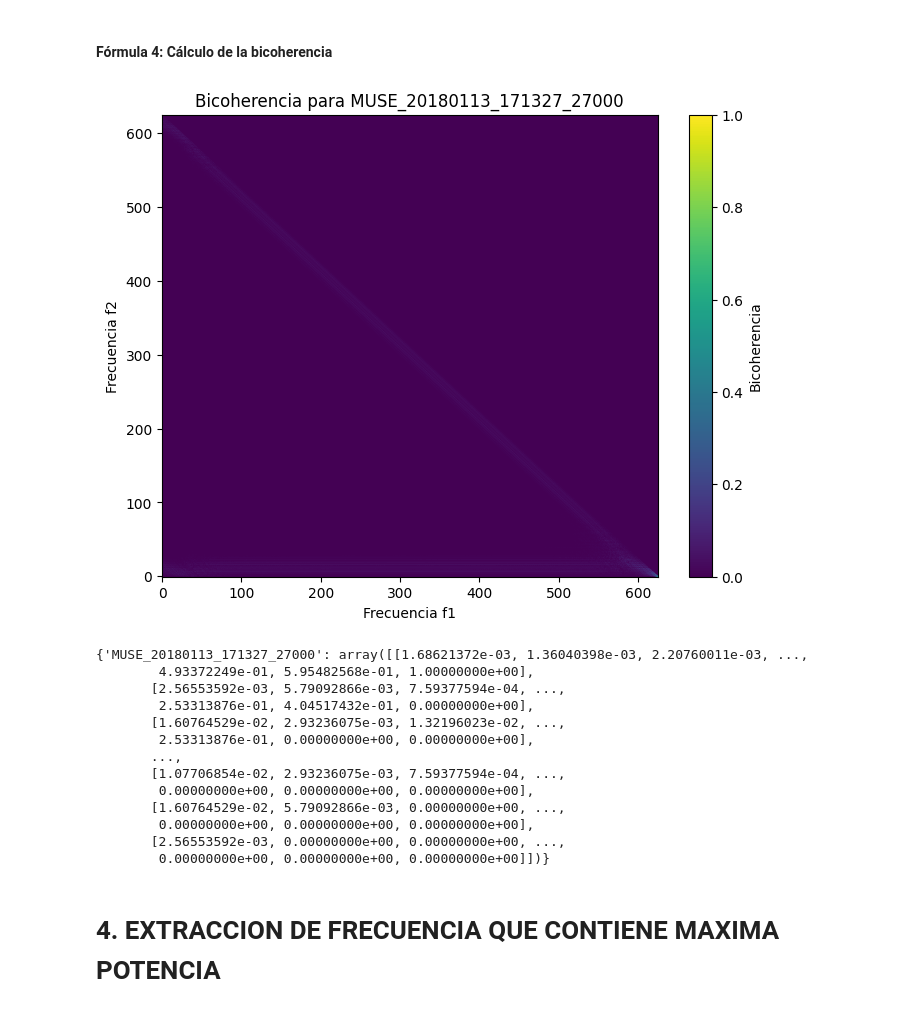
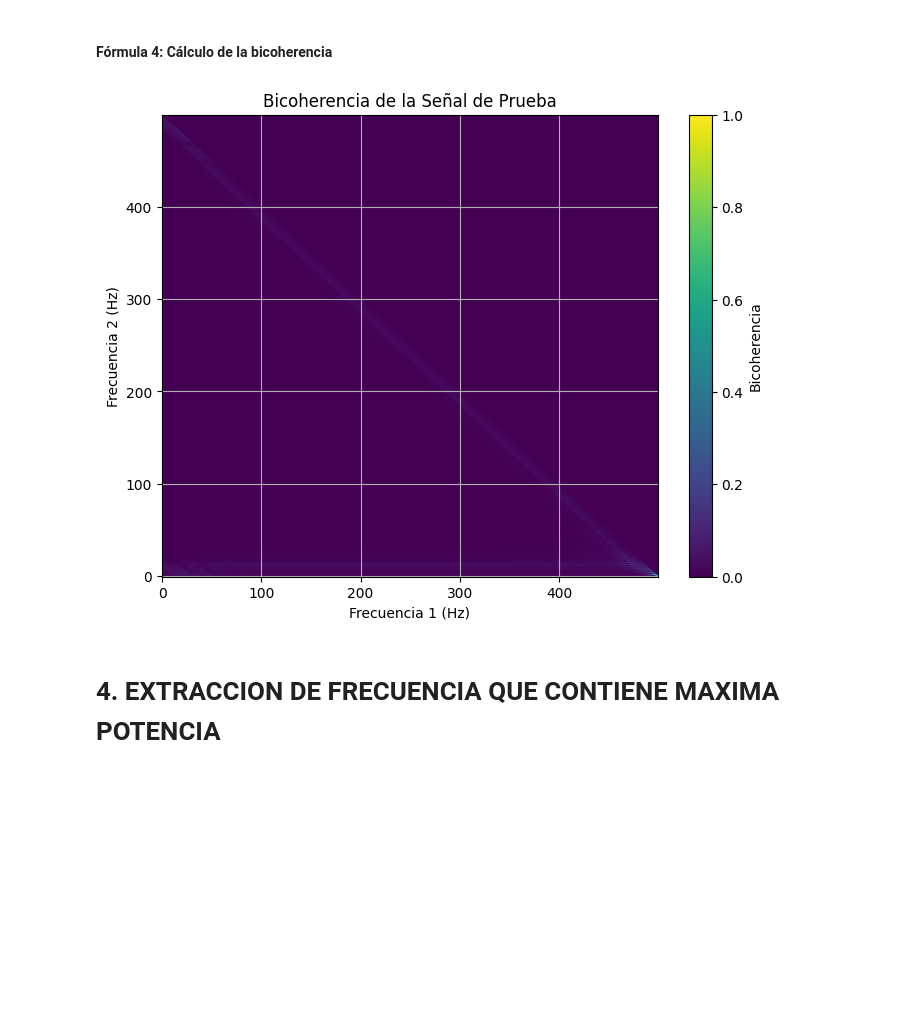
Before and after one commit to juandayo001/Biose-ales_20242, a Jupyter notebook: proyecto2biosenales.ipynb, the cells around one changed output. Saved outputs shown, nothing was run; the diff lists cells and outputs as text; code cells hidden in the pictures; blank space fills up the shorter version.

```diff
--- a/proyecto2biosenales.ipynb
+++ b/proyecto2biosenales.ipynb
@@ -213,47 +215,2 @@ plt.show()
 # %% [markdown]
 #### Fórmula 4: Cálculo de la bicoherencia
-# %%
-def bicoherence(bispec):
-    numer = np.abs(bispec)
-    denom = np.sum(np.abs(bispec), axis=0)
-    denom[denom == 0] = 1e-10  # Evitar división por cero
-    bicoherence_values = numer / denom
-    return bicoherence_values
-
-ecg_bicoherence_dict = {}
-
-for idx, (filename, bispec) in enumerate(ecg_bispectrum_dict.items()):
-    # Calcular la bicoherencia
-    bicoh = bicoherence(bispec)
-    ecg_bicoherence_dict[filename] = bicoh
-
-    # Graficar solo el bispectrum de la primera señal
-    if idx == 0:
-        # Graficar la bicoherencia
-        plt.figure(figsize=(8, 6))
-        plt.imshow(bicoh, cmap='viridis', aspect='auto', origin='lower')
-        plt.title(f'Bicoherencia para {filename}')
-        plt.colorbar(label='Bicoherencia')
-        plt.xlabel('Frecuencia f1')
-        plt.ylabel('Frecuencia f2')
-        plt.show()
-
-        break  # Salir después de graficar el bispectrum y la bicoherencia de la primera señal
-
-# Verificar los diccionarios con los resultados del bispectrum y bicoherencia
-print(ecg_bicoherence_dict)
-# %% [output]
-[figure, removed]
-{'MUSE_20180113_171327_27000': array([[1.68621372e-03, 1.36040398e-03, 2.20760011e-03, ...,
-        4.93372249e-01, 5.95482568e-01, 1.00000000e+00],
-       [2.56553592e-03, 5.79092866e-03, 7.59377594e-04, ...,
-        2.53313876e-01, 4.04517432e-01, 0.00000000e+00],
-       [1.60764529e-02, 2.93236075e-03, 1.32196023e-02, ...,
-        2.53313876e-01, 0.00000000e+00, 0.00000000e+00],
-       ...,
-       [1.07706854e-02, 2.93236075e-03, 7.59377594e-04, ...,
-        0.00000000e+00, 0.00000000e+00, 0.00000000e+00],
-       [1.60764529e-02, 5.79092866e-03, 0.00000000e+00, ...,
-        0.00000000e+00, 0.00000000e+00, 0.00000000e+00],
-       [2.56553592e-03, 0.00000000e+00, 0.00000000e+00, ...,
-        0.00000000e+00, 0.00000000e+00, 0.00000000e+00]])}
@@ -260,2 +224,17 @@ print(ecg_bicoherence_dict)
+# %%
+# Calcular la bicoherencia
+bicoh = bicoherence(bispec)
+
+# Graficar la bicoherencia
+plt.figure(figsize=(8, 6))
+plt.imshow(bicoh, cmap='viridis', aspect='auto', origin='lower')
+plt.colorbar(label='Bicoherencia')
+plt.title('Bicoherencia de la Señal de Prueba')
+plt.xlabel('Frecuencia 1 (Hz)')
+plt.ylabel('Frecuencia 2 (Hz)')
+plt.grid(True)
+plt.show()
+# %% [output]
+[figure, added]
 # %% [markdown]
 # 4. EXTRACCION DE FRECUENCIA QUE CONTIENE MAXIMA POTENCIA
```
Also changed, not shown: parts of 13 cells of this notebook.
